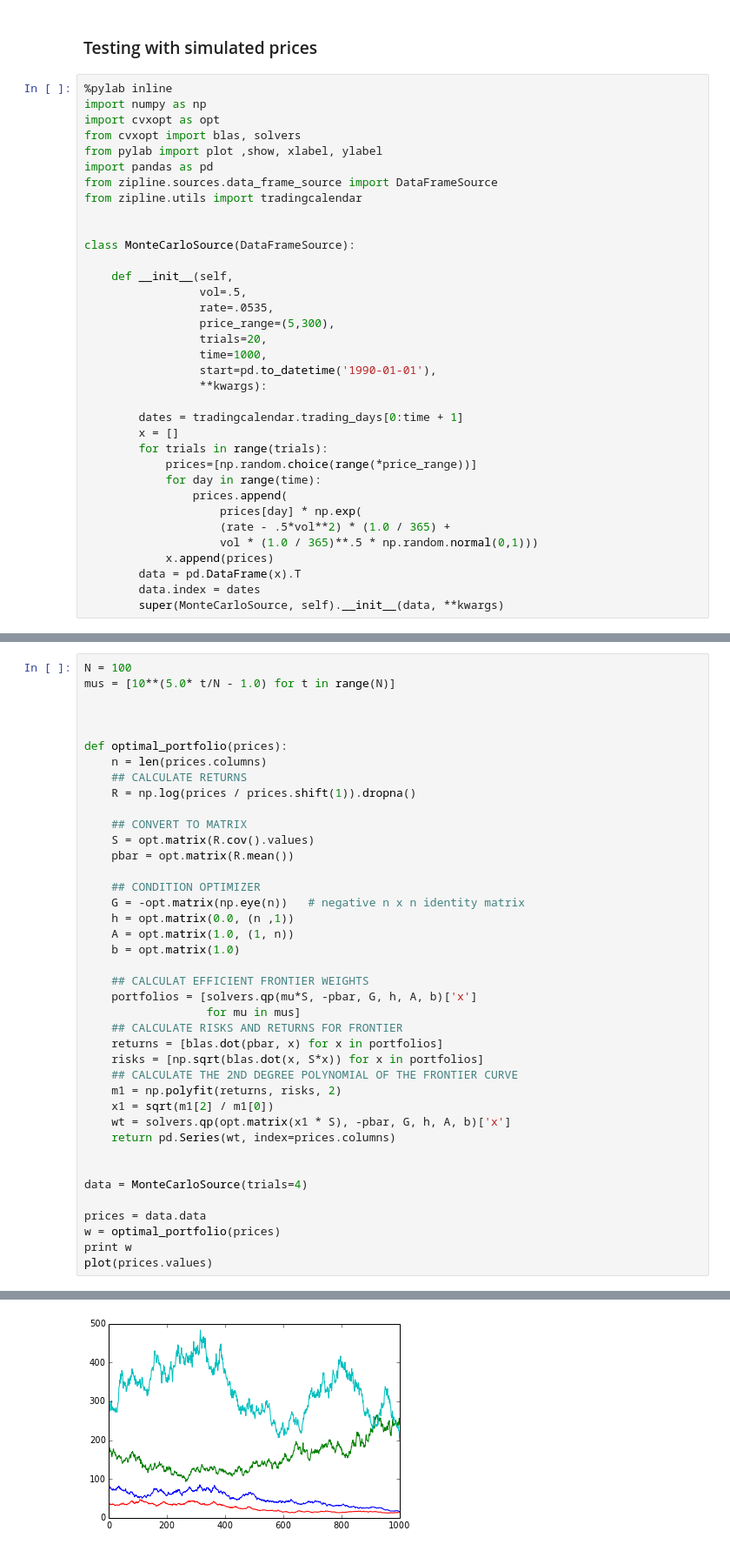
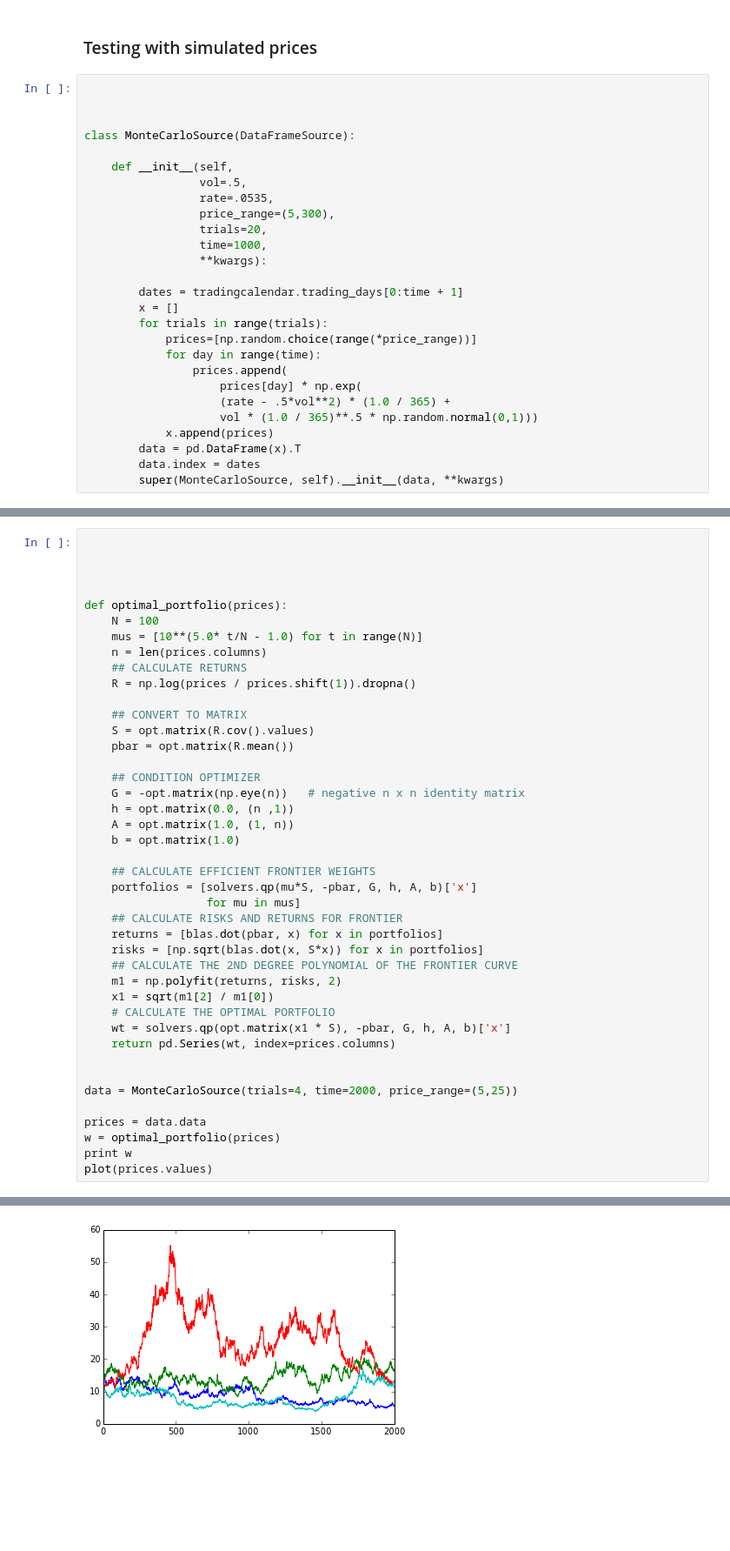
Before and after one commit to afcarl/notebooks-5, a Jupyter notebook: Kelly-and-Markowitz.ipynb, the cells around one changed output, grey strips where cells are left out. Shown at 87% size. Cells and saved outputs as stored; diff of their text form; blank space fills up the shorter version.

```diff
--- a/Kelly-and-Markowitz.ipynb
+++ b/Kelly-and-Markowitz.ipynb
@@ -149,14 +156,7 @@ Populating the interactive namespace from numpy and matplotlib
 # %% [markdown]
 <h3>Testing with simulated prices
 # %%
-%pylab inline
-import numpy as np
-import cvxopt as opt
-from cvxopt import blas, solvers
-from pylab import plot ,show, xlabel, ylabel
-import pandas as pd
-from zipline.sources.data_frame_source import DataFrameSource
-from zipline.utils import tradingcalendar
+
 
 
 class MonteCarloSource(DataFrameSource):
@@ -167,7 +167,6 @@ class MonteCarloSource(DataFrameSource):
                  price_range=(5,300),
                  trials=20,
                  time=1000,
-                 start=pd.to_datetime('1990-01-01'),
                  **kwargs):
 
         dates = tradingcalendar.trading_days[0:time + 1]
@@ -188,10 +185,11 @@ Populating the interactive namespace from numpy and matplotlib
 # %%
-N = 100
-mus = [10**(5.0* t/N - 1.0) for t in range(N)]
+
 
 
 
 def optimal_portfolio(prices):
+    N = 100
+    mus = [10**(5.0* t/N - 1.0) for t in range(N)]
     n = len(prices.columns)
     ## CALCULATE RETURNS
     R = np.log(prices / prices.shift(1)).dropna()
@@ -206,7 +204,7 @@ def optimal_portfolio(prices):
     A = opt.matrix(1.0, (1, n))
     b = opt.matrix(1.0)
 
-    ## CALCULAT EFFICIENT FRONTIER WEIGHTS
+    ## CALCULATE EFFICIENT FRONTIER WEIGHTS
     portfolios = [solvers.qp(mu*S, -pbar, G, h, A, b)['x']
                   for mu in mus]
     ## CALCULATE RISKS AND RETURNS FOR FRONTIER
@@ -215,11 +213,12 @@ def optimal_portfolio(prices):
     ## CALCULATE THE 2ND DEGREE POLYNOMIAL OF THE FRONTIER CURVE
     m1 = np.polyfit(returns, risks, 2)
     x1 = sqrt(m1[2] / m1[0])
+    # CALCULATE THE OPTIMAL PORTFOLIO
     wt = solvers.qp(opt.matrix(x1 * S), -pbar, G, h, A, b)['x']
     return pd.Series(wt, index=prices.columns)
 
 
-data = MonteCarloSource(trials=4)
+data = MonteCarloSource(trials=4, time=2000, price_range=(5,25))
 
 prices = data.data
 w = optimal_portfolio(prices)
@@ -233,9 +232,9 @@ plot(prices.values)
 dtype: float64
 [<matplotlib.lines.Line2D at 0x...>,
  <matplotlib.lines.Line2D at 0x...>,
  <matplotlib.lines.Line2D at 0x...>,
  <matplotlib.lines.Line2D at 0x...>]
-[figure, old version]
+[figure, new version]
 # %%
 import zipline
 from zipline.api import *
```
Also changed, not shown: parts of 10 cells of this notebook.
